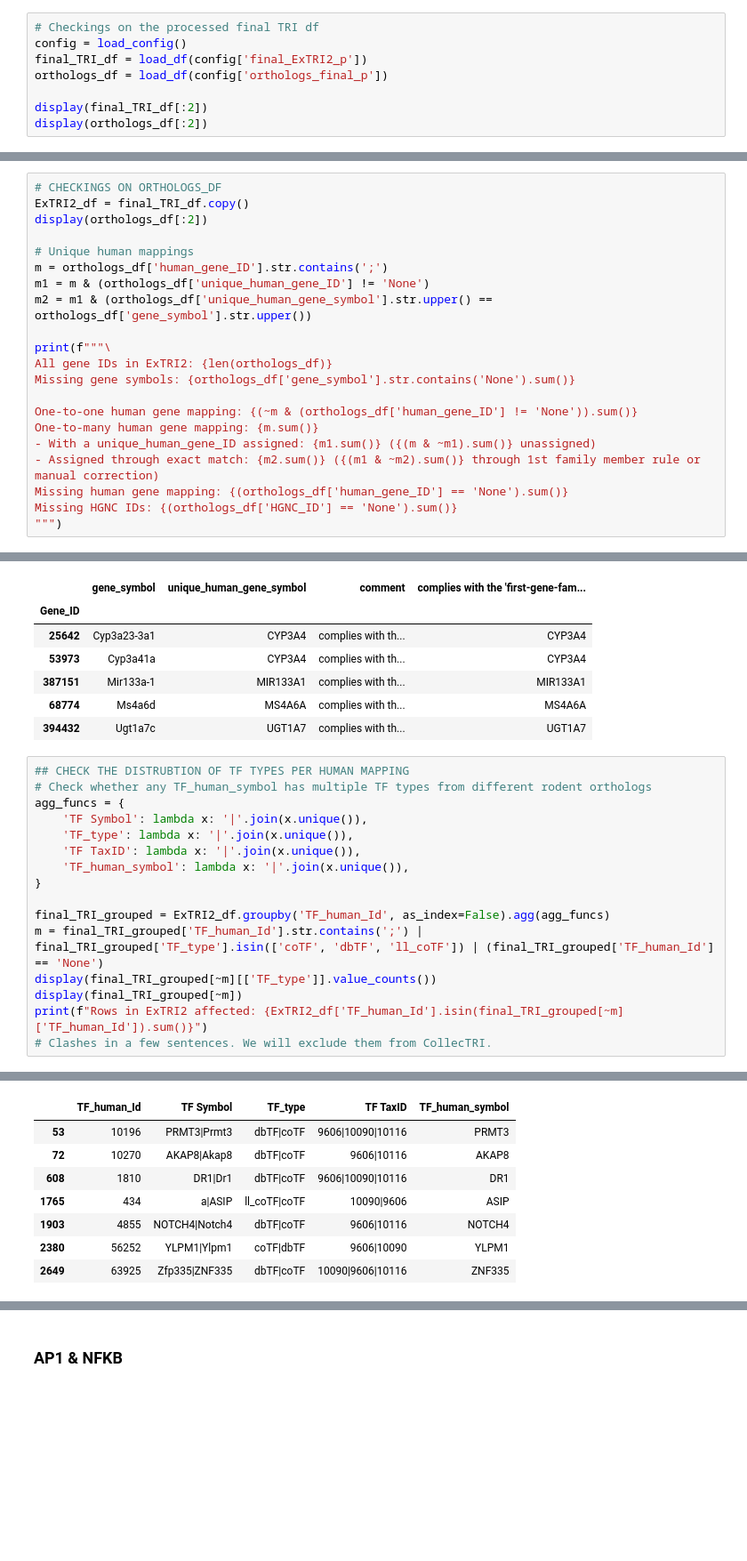
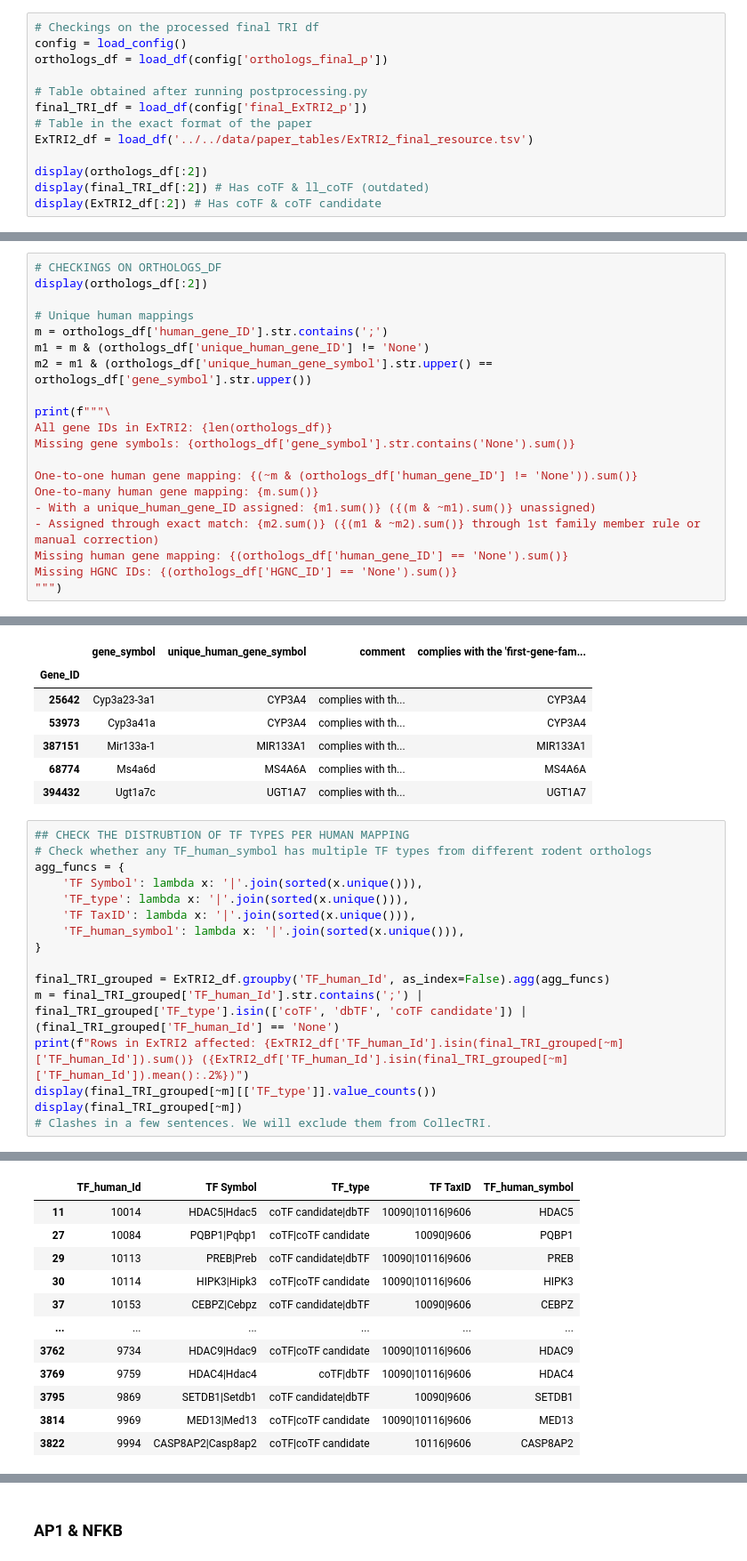
Before and after one commit to Rbbt-Workflows/ExTRI2, a Jupyter notebook: scripts/postprocessing/postprocessing_checkings.ipynb, the cells around one changed output, grey strips where cells are left out. Shown at 89% size. Cells and saved outputs as stored; diff of their text form; blank space fills up the shorter version.

Commit message:
Updated tables to match paper needs

```diff
--- a/scripts/postprocessing/postprocessing_checkings.ipynb
+++ b/scripts/postprocessing/postprocessing_checkings.ipynb
@@ -70,9 +70,14 @@ pd.set_option('display.max_colwidth', 20)
 # %%
 # Checkings on the processed final TRI df
 config = load_config()
-final_TRI_df = load_df(config['final_ExTRI2_p'])
 orthologs_df = load_df(config['orthologs_final_p'])
 
-display(final_TRI_df[:2])
+# Table obtained after running postprocessing.py
+final_TRI_df = load_df(config['final_ExTRI2_p'])
+# Table in the exact format of the paper
+ExTRI2_df = load_df('../../data/paper_tables/ExTRI2_final_resource.tsv')
+
 display(orthologs_df[:2])
+display(final_TRI_df[:2]) # Has coTF & ll_coTF (outdated)
+display(ExTRI2_df[:2]) # Has coTF & coTF candidate
 # %% [output]
@@ -89,7 +98,6 @@ display(orthologs_df[:2])
 ### Orthologs
 # %%
 # CHECKINGS ON ORTHOLOGS_DF
-ExTRI2_df = final_TRI_df.copy()
 display(orthologs_df[:2])
 
 # Unique human mappings
@@ -259,16 +267,16 @@ Manually corrected orthologs: 5
 ## CHECK THE DISTRUBTION OF TF TYPES PER HUMAN MAPPING
 # Check whether any TF_human_symbol has multiple TF types from different rodent orthologs
 agg_funcs = {
-    'TF Symbol': lambda x: '|'.join(x.unique()),
-    'TF_type': lambda x: '|'.join(x.unique()),
-    'TF TaxID': lambda x: '|'.join(x.unique()),
-    'TF_human_symbol': lambda x: '|'.join(x.unique()),
+    'TF Symbol': lambda x: '|'.join(sorted(x.unique())),
+    'TF_type': lambda x: '|'.join(sorted(x.unique())),
+    'TF TaxID': lambda x: '|'.join(sorted(x.unique())),
+    'TF_human_symbol': lambda x: '|'.join(sorted(x.unique())),
 }
 
 final_TRI_grouped = ExTRI2_df.groupby('TF_human_Id', as_index=False).agg(agg_funcs)
-m = final_TRI_grouped['TF_human_Id'].str.contains(';') | final_TRI_grouped['TF_type'].isin(['coTF', 'dbTF', 'll_coTF']) | (final_TRI_grouped['TF_human_Id'] == 'None')
+m = final_TRI_grouped['TF_human_Id'].str.contains(';') | final_TRI_grouped['TF_type'].isin(['coTF', 'dbTF', 'coTF candidate']) | (final_TRI_grouped['TF_human_Id'] == 'None')
+print(f"Rows in ExTRI2 affected: {ExTRI2_df['TF_human_Id'].isin(final_TRI_grouped[~m]['TF_human_Id']).sum()} ({ExTRI2_df['TF_human_Id'].isin(final_TRI_grouped[~m]['TF_human_Id']).mean():.2%})")
 display(final_TRI_grouped[~m][['TF_type']].value_counts())
 display(final_TRI_grouped[~m])
-print(f"Rows in ExTRI2 affected: {ExTRI2_df['TF_human_Id'].isin(final_TRI_grouped[~m]['TF_human_Id']).sum()}")
 # Clashes in a few sentences. We will exclude them from CollecTRI.
 # %% [output]
@@ -280,8 +290,12 @@ Name: count, dtype: int64
 |  | TF_human_Id | TF Symbol | TF_type | TF TaxID | TF_human_symbol |
-| 53 | 10196 | PRMT3|Prmt3 | dbTF|coTF | 9606|10090|10116 | PRMT3 |
-| 72 | 10270 | AKAP8|Akap8 | dbTF|coTF | 9606|10116 | AKAP8 |
-| 608 | 1810 | DR1|Dr1 | dbTF|coTF | 9606|10090|10116 | DR1 |
-| 1765 | 434 | a|ASIP | ll_coTF|coTF | 10090|9606 | ASIP |
-| 1903 | 4855 | NOTCH4|Notch4 | dbTF|coTF | 9606|10116 | NOTCH4 |
-| 2380 | 56252 | YLPM1|Ylpm1 | coTF|dbTF | 9606|10090 | YLPM1 |
-| 2649 | 63925 | Zfp335|ZNF335 | dbTF|coTF | 10090|9606|10116 | ZNF335 |
+| 11 | 10014 | HDAC5|Hdac5 | coTF candidate|dbTF | 10090|10116|9606 | HDAC5 |
+| 27 | 10084 | PQBP1|Pqbp1 | coTF|coTF candidate | 10090|9606 | PQBP1 |
+| 29 | 10113 | PREB|Preb | coTF candidate|dbTF | 10090|10116|9606 | PREB |
+| 30 | 10114 | HIPK3|Hipk3 | coTF|coTF candidate | 10090|10116|9606 | HIPK3 |
+| 37 | 10153 | CEBPZ|Cebpz | coTF candidate|dbTF | 10090|9606 | CEBPZ |
+| ... | ... | ... | ... | ... | ... |
+| 3762 | 9734 | HDAC9|Hdac9 | coTF|coTF candidate | 10090|10116|9606 | HDAC9 |
+| 3769 | 9759 | HDAC4|Hdac4 | coTF|dbTF | 10090|10116|9606 | HDAC4 |
+| 3795 | 9869 | SETDB1|Setdb1 | coTF candidate|dbTF | 10090|9606 | SETDB1 |
+| 3814 | 9969 | MED13|Med13 | coTF|coTF candidate | 10090|10116|9606 | MED13 |
+| 3822 | 9994 | CASP8AP2|Casp8ap2 | coTF|coTF candidate | 10116|9606 | CASP8AP2 |
```
Also changed, not shown: parts of 8 cells of this notebook, 8 other files.
